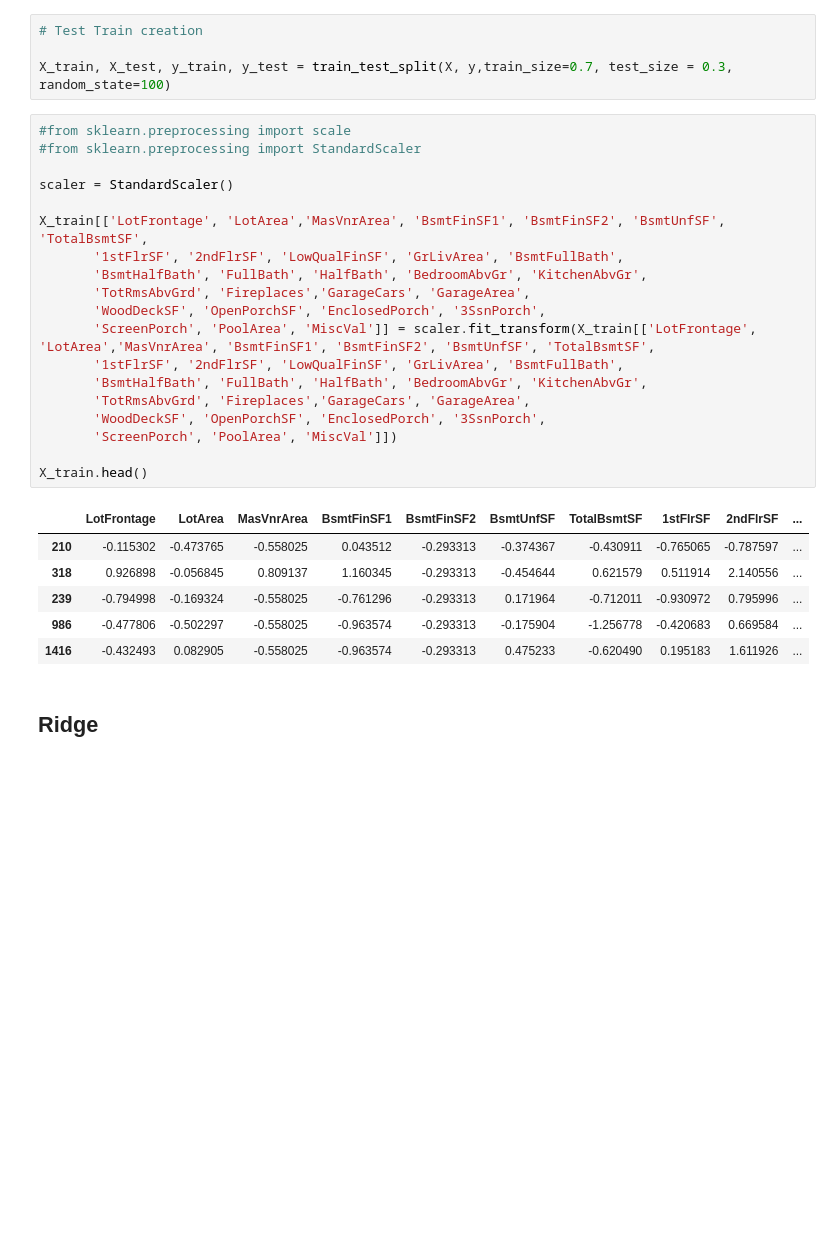
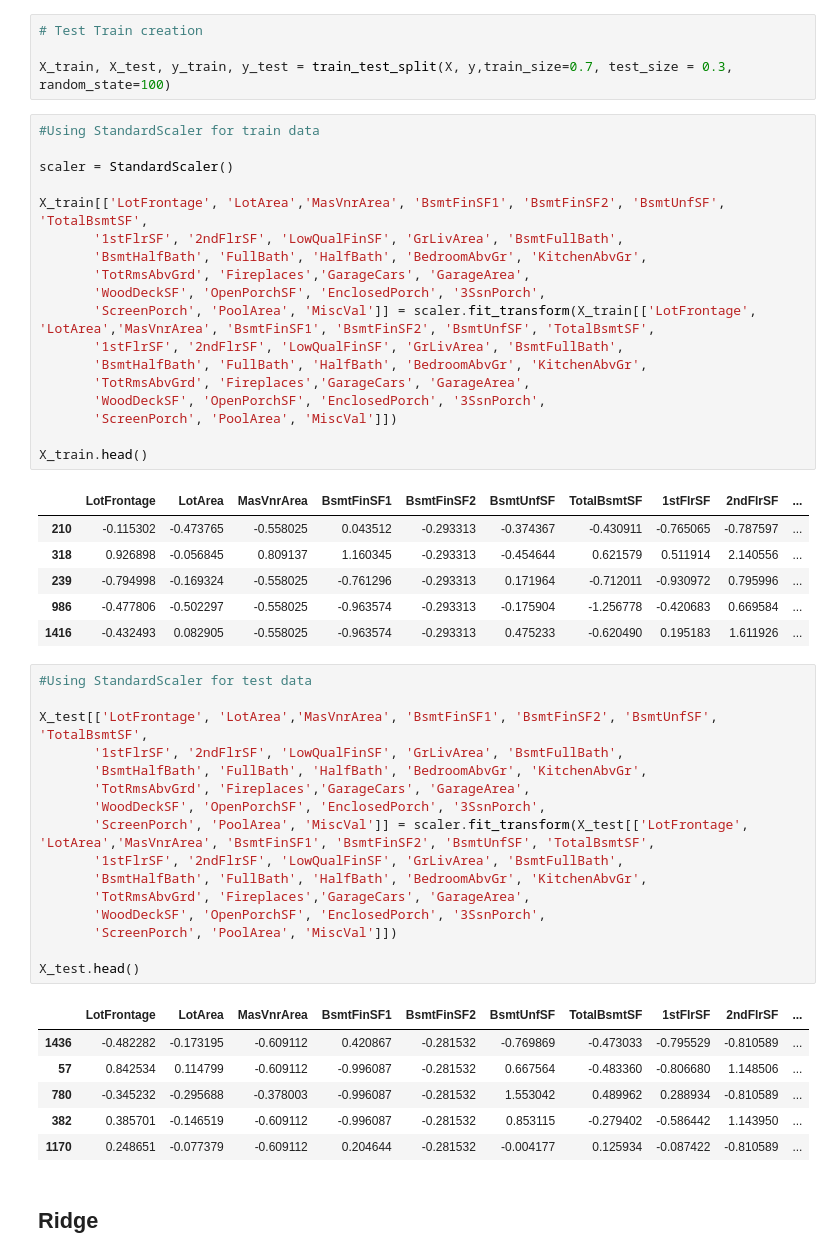
Before and after one commit to ambar-ashish/housing-case-study, a Jupyter notebook: Housing.ipynb, the cells around one changed output. Drawn from its saved outputs; the diff is of its cells as text; blank space fills up the shorter version.

```diff
--- a/Housing.ipynb
+++ b/Housing.ipynb
@@ -810,8 +835,7 @@ Name: SalePrice, dtype: float64
 
 X_train, X_test, y_train, y_test = train_test_split(X, y,train_size=0.7, test_size = 0.3, random_state=100)
 # %%
-#from sklearn.preprocessing import scale
-#from sklearn.preprocessing import StandardScaler
+#Using StandardScaler for train data
 
 scaler = StandardScaler()
 
@@ -835,6 +859,29 @@ X_train.head()
 | 239 | -0.794998 | -0.169324 | -0.558025 | -0.761296 | -0.293313 | 0.171964 | -0.712011 | -0.930972 | 0.795996 | ... |
 | 986 | -0.477806 | -0.502297 | -0.558025 | -0.963574 | -0.293313 | -0.175904 | -1.256778 | -0.420683 | 0.669584 | ... |
 | 1416 | -0.432493 | 0.082905 | -0.558025 | -0.963574 | -0.293313 | 0.475233 | -0.620490 | 0.195183 | 1.611926 | ... |
+# %%
+#Using StandardScaler for test data
+
+X_test[['LotFrontage', 'LotArea','MasVnrArea', 'BsmtFinSF1', 'BsmtFinSF2', 'BsmtUnfSF', 'TotalBsmtSF',
+       '1stFlrSF', '2ndFlrSF', 'LowQualFinSF', 'GrLivArea', 'BsmtFullBath',
+       'BsmtHalfBath', 'FullBath', 'HalfBath', 'BedroomAbvGr', 'KitchenAbvGr',
+       'TotRmsAbvGrd', 'Fireplaces','GarageCars', 'GarageArea',
+       'WoodDeckSF', 'OpenPorchSF', 'EnclosedPorch', '3SsnPorch',
+       'ScreenPorch', 'PoolArea', 'MiscVal']] = scaler.fit_transform(X_test[['LotFrontage', 'LotArea','MasVnrArea', 'BsmtFinSF1', 'BsmtFinSF2', 'BsmtUnfSF', 'TotalBsmtSF',
+       '1stFlrSF', '2ndFlrSF', 'LowQualFinSF', 'GrLivArea', 'BsmtFullBath',
+       'BsmtHalfBath', 'FullBath', 'HalfBath', 'BedroomAbvGr', 'KitchenAbvGr',
+       'TotRmsAbvGrd', 'Fireplaces','GarageCars', 'GarageArea',
+       'WoodDeckSF', 'OpenPorchSF', 'EnclosedPorch', '3SsnPorch',
+       'ScreenPorch', 'PoolArea', 'MiscVal']])
+
+X_test.head()
+# %% [output]
+|  | LotFrontage | LotArea | MasVnrArea | BsmtFinSF1 | BsmtFinSF2 | BsmtUnfSF | TotalBsmtSF | 1stFlrSF | 2ndFlrSF | ... |
+| 1436 | -0.482282 | -0.173195 | -0.609112 | 0.420867 | -0.281532 | -0.769869 | -0.473033 | -0.795529 | -0.810589 | ... |
+| 57 | 0.842534 | 0.114799 | -0.609112 | -0.996087 | -0.281532 | 0.667564 | -0.483360 | -0.806680 | 1.148506 | ... |
+| 780 | -0.345232 | -0.295688 | -0.378003 | -0.996087 | -0.281532 | 1.553042 | 0.489962 | 0.288934 | -0.810589 | ... |
+| 382 | 0.385701 | -0.146519 | -0.609112 | -0.996087 | -0.281532 | 0.853115 | -0.279402 | -0.586442 | 1.143950 | ... |
+| 1170 | 0.248651 | -0.077379 | -0.609112 | 0.204644 | -0.281532 | -0.004177 | 0.125934 | -0.087422 | -0.810589 | ... |
 # %% [markdown]
 ## Ridge
 # %%
```
Also changed, not shown: parts of 54 cells of this notebook.
